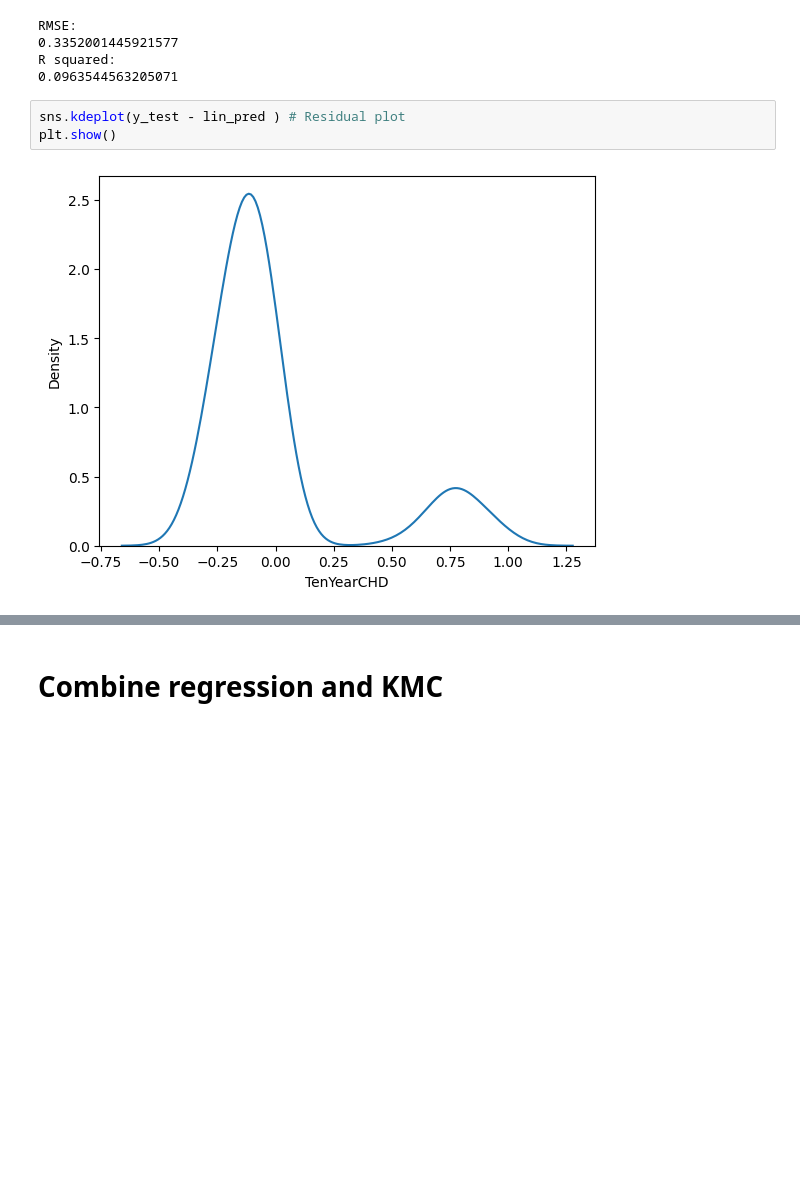
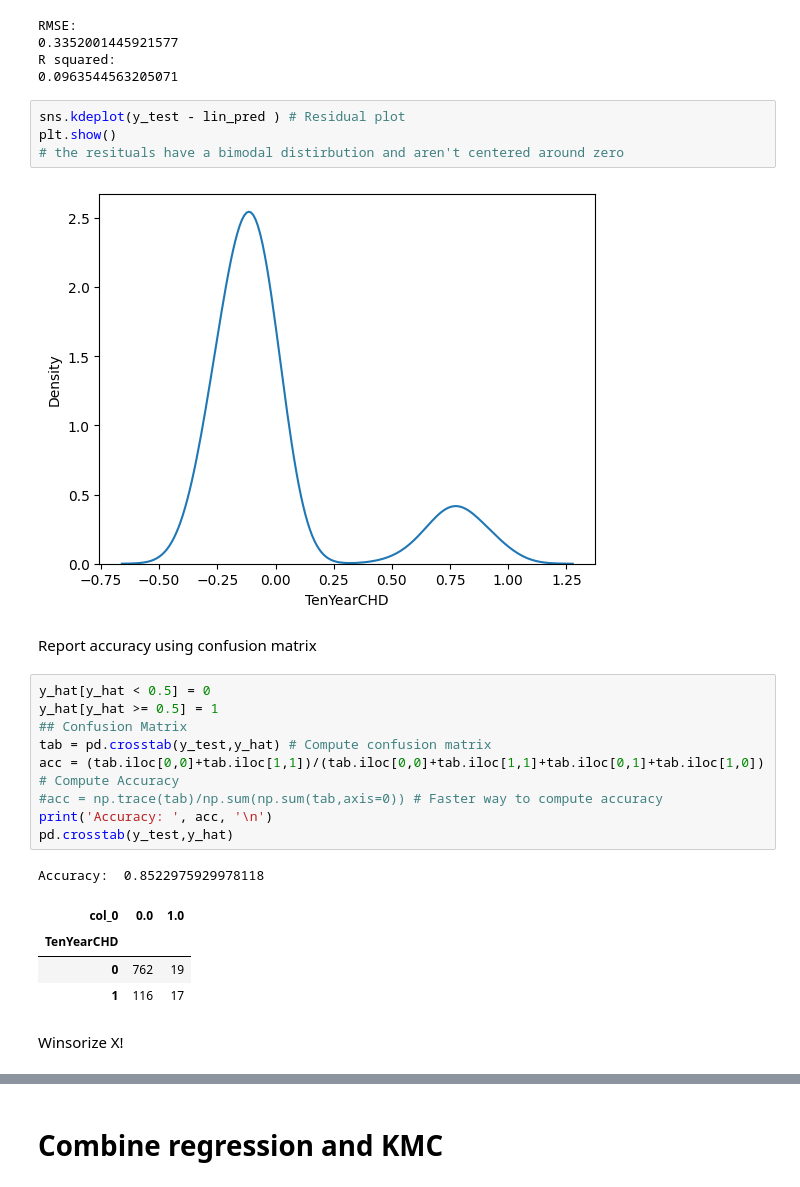
Before and after one commit to Catherine-Nguyen88/project_chd, a Jupyter notebook: chd_Isabella's_part.ipynb, the cells around one changed output, grey strips where cells are left out. Drawn from its saved outputs; the diff is of its cells as text; blank space fills up the shorter version.

```diff
--- a/chd_Isabella's_part.ipynb
+++ b/chd_Isabella's_part.ipynb
@@ -293,5 +310,25 @@ R squared:
 # %%
 sns.kdeplot(y_test - lin_pred ) # Residual plot
 plt.show()
+# the resituals have a bimodal distirbution and aren't centered around zero
 # %% [output]
 [figure]
+# %% [markdown]
+Report accuracy using confusion matrix
+# %%
+y_hat[y_hat < 0.5] = 0
+y_hat[y_hat >= 0.5] = 1
+## Confusion Matrix
+tab = pd.crosstab(y_test,y_hat) # Compute confusion matrix
+acc = (tab.iloc[0,0]+tab.iloc[1,1])/(tab.iloc[0,0]+tab.iloc[1,1]+tab.iloc[0,1]+tab.iloc[1,0]) # Compute Accuracy
+#acc = np.trace(tab)/np.sum(np.sum(tab,axis=0)) # Faster way to compute accuracy
+print('Accuracy: ', acc, '\n')
+pd.crosstab(y_test,y_hat)
+# %% [output]
+Accuracy:  0.8522975929978118
+| col_0 | 0.0 | 1.0 |
+| TenYearCHD |  |  |
+| 0 | 762 | 19 |
+| 1 | 116 | 17 |
+# %% [markdown]
+Winsorize X!
```
Also changed, not shown: parts of 8 cells of this notebook.
